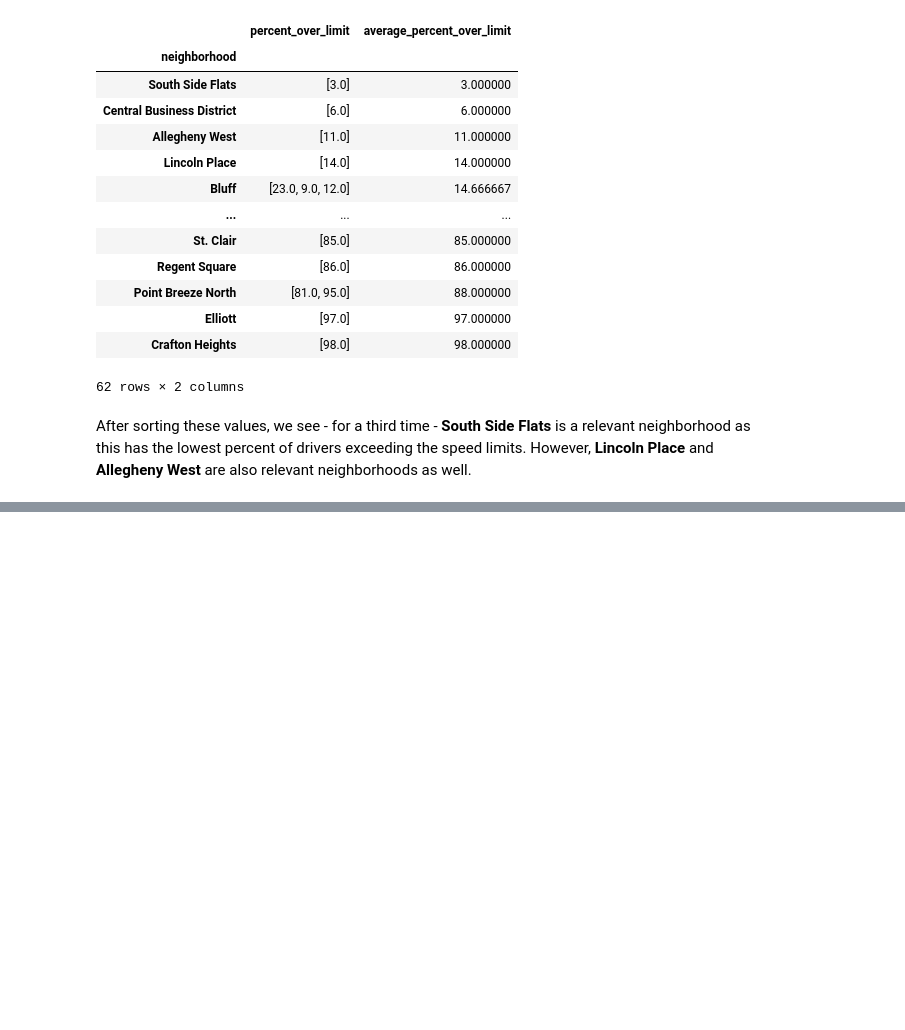
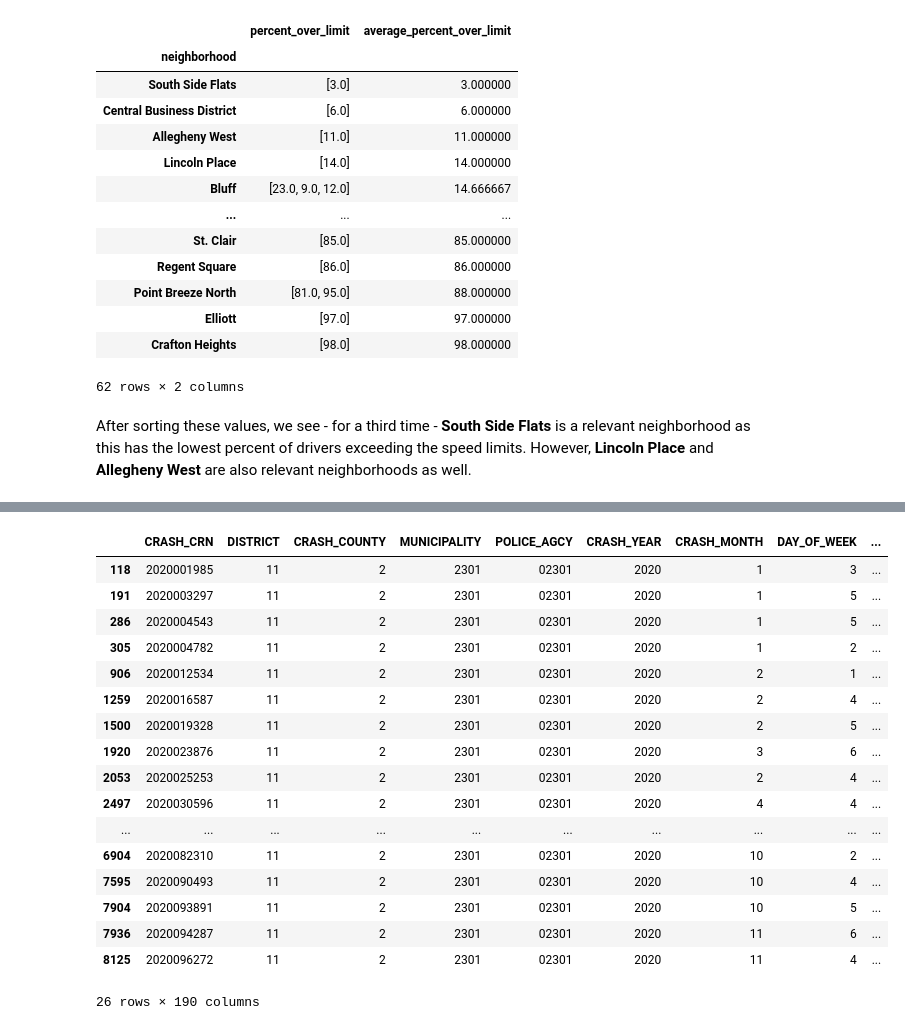
Before and after one commit to BGL18/CMPINF-10-Final-Project, a Jupyter notebook: Final Project Notebook.ipynb, the cells around one changed output, grey strips where cells are left out. Drawn from its saved outputs; the diff is of its cells as text; code cells hidden in the pictures; blank space fills up the shorter version.

```diff
--- a/Final Project Notebook.ipynb
+++ b/Final Project Notebook.ipynb
@@ -348,0 +354,2 @@ After sorting these values, we see - for a third time - **South Side Flats** is
+# %%
+crashData = pd.read_csv("514ae074-f42e-4bfb-8869-8d8c461dd824.csv", sep = ",")
@@ -348,0 +372,4 @@ After sorting these values, we see - for a third time - **South Side Flats** is
+# %%
+pghQuery = crashData["MUNICIPALITY"] == 2301
+# %%
+pghCrashes = crashData[pghQuery]
@@ -348,0 +392,23 @@ After sorting these values, we see - for a third time - **South Side Flats** is
+# %%
+bikeQuery = pghCrashes["BICYCLE"] > 0
+pghBikeCrashes = pghCrashes[bikeQuery]
+pghBikeCrashes
+# %% [output]
+|  | CRASH_CRN | DISTRICT | CRASH_COUNTY | MUNICIPALITY | POLICE_AGCY | CRASH_YEAR | CRASH_MONTH | DAY_OF_WEEK | ... |
+| 118 | 2020001985 | 11 | 2 | 2301 | 02301 | 2020 | 1 | 3 | ... |
+| 191 | 2020003297 | 11 | 2 | 2301 | 02301 | 2020 | 1 | 5 | ... |
+| 286 | 2020004543 | 11 | 2 | 2301 | 02301 | 2020 | 1 | 5 | ... |
+| 305 | 2020004782 | 11 | 2 | 2301 | 02301 | 2020 | 1 | 2 | ... |
+| 906 | 2020012534 | 11 | 2 | 2301 | 02301 | 2020 | 2 | 1 | ... |
+| 1259 | 2020016587 | 11 | 2 | 2301 | 02301 | 2020 | 2 | 4 | ... |
+| 1500 | 2020019328 | 11 | 2 | 2301 | 02301 | 2020 | 2 | 5 | ... |
+| 1920 | 2020023876 | 11 | 2 | 2301 | 02301 | 2020 | 3 | 6 | ... |
+| 2053 | 2020025253 | 11 | 2 | 2301 | 02301 | 2020 | 2 | 4 | ... |
+| 2497 | 2020030596 | 11 | 2 | 2301 | 02301 | 2020 | 4 | 4 | ... |
+| ... | ... | ... | ... | ... | ... | ... | ... | ... | ... |
+| 6904 | 2020082310 | 11 | 2 | 2301 | 02301 | 2020 | 10 | 2 | ... |
+| 7595 | 2020090493 | 11 | 2 | 2301 | 02301 | 2020 | 10 | 4 | ... |
+| 7904 | 2020093891 | 11 | 2 | 2301 | 02301 | 2020 | 10 | 5 | ... |
+| 7936 | 2020094287 | 11 | 2 | 2301 | 02301 | 2020 | 11 | 6 | ... |
+| 8125 | 2020096272 | 11 | 2 | 2301 | 02301 | 2020 | 11 | 4 | ... |
+26 rows × 190 columns
```
Also changed, not shown: parts of 8 cells of this notebook.
